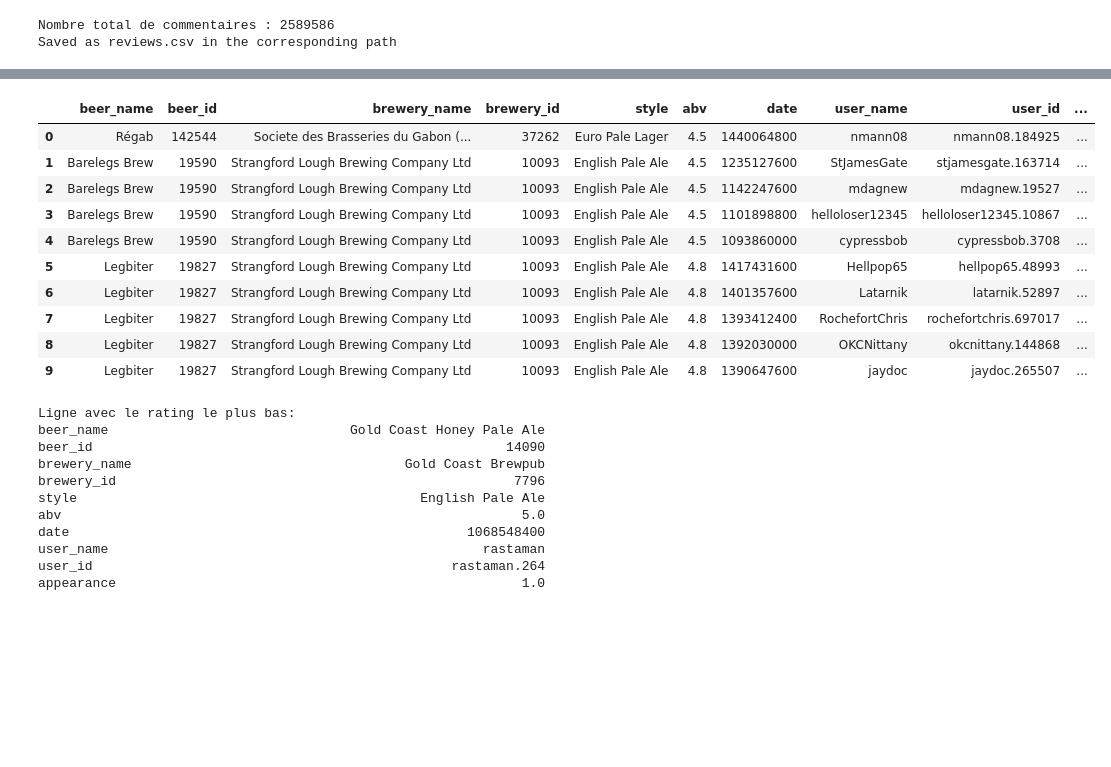
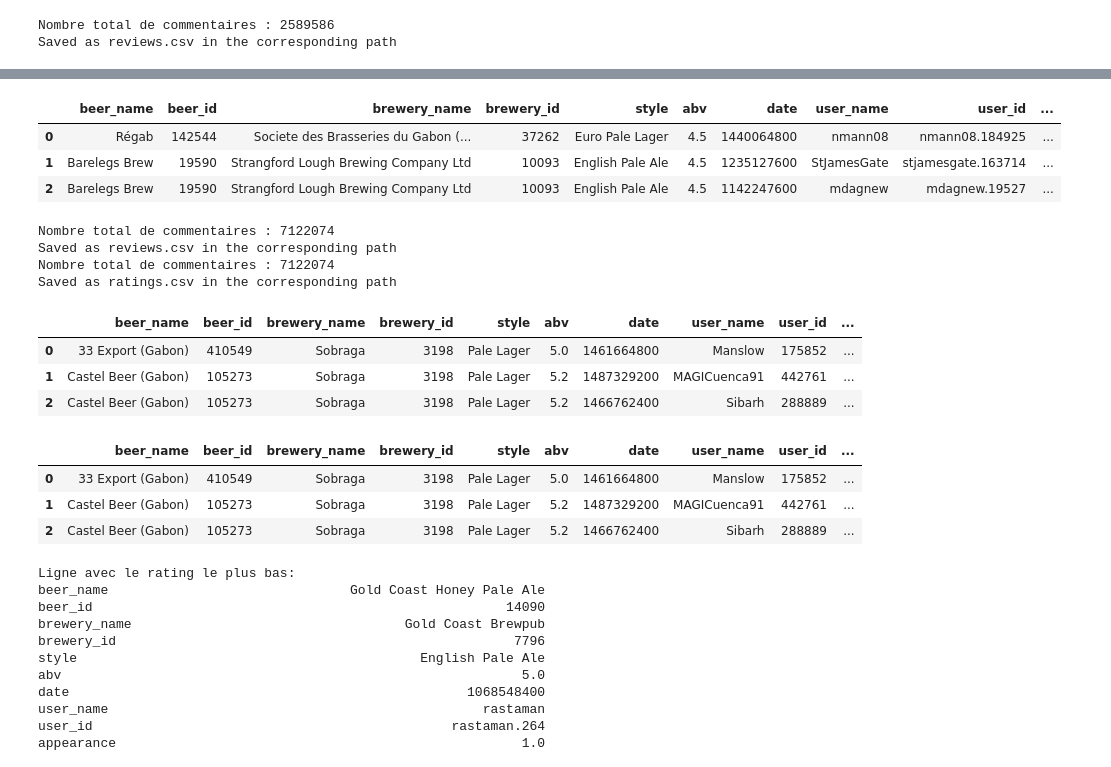
Before and after one commit to epfl-ada/ada-2023-project-dondada, a Jupyter notebook: MilestoneP2.ipynb, the cells around one changed output, grey strips where cells are left out. Cells and saved outputs as stored; diff of their text form; code cells hidden in the pictures; blank space fills up the shorter version.

```diff
--- a/MilestoneP2.ipynb
+++ b/MilestoneP2.ipynb
@@ -118,18 +119,35 @@ reviews.head(10)
 # %%
-ratings = pd.read_csv(f"{path_ba}/ratings.csv", nrows=100)
-ratings.head(10)
+ratings_ba = pd.read_csv(f"{path_ba}/ratings.csv", nrows=100)
+ratings_ba.head(3)
 # %% [output]
 |  | beer_name | beer_id | brewery_name | brewery_id | style | abv | date | user_name | user_id | ... |
 | 0 | Régab | 142544 | Societe des Brasseries du Gabon (... | 37262 | Euro Pale Lager | 4.5 | 1440064800 | nmann08 | nmann08.184925 | ... |
 | 1 | Barelegs Brew | 19590 | Strangford Lough Brewing Company Ltd | 10093 | English Pale Ale | 4.5 | 1235127600 | StJamesGate | stjamesgate.163714 | ... |
 | 2 | Barelegs Brew | 19590 | Strangford Lough Brewing Company Ltd | 10093 | English Pale Ale | 4.5 | 1142247600 | mdagnew | mdagnew.19527 | ... |
-| 3 | Barelegs Brew | 19590 | Strangford Lough Brewing Company Ltd | 10093 | English Pale Ale | 4.5 | 1101898800 | helloloser12345 | helloloser12345.10867 | ... |
-| 4 | Barelegs Brew | 19590 | Strangford Lough Brewing Company Ltd | 10093 | English Pale Ale | 4.5 | 1093860000 | cypressbob | cypressbob.3708 | ... |
-| 5 | Legbiter | 19827 | Strangford Lough Brewing Company Ltd | 10093 | English Pale Ale | 4.8 | 1417431600 | Hellpop65 | hellpop65.48993 | ... |
-| 6 | Legbiter | 19827 | Strangford Lough Brewing Company Ltd | 10093 | English Pale Ale | 4.8 | 1401357600 | Latarnik | latarnik.52897 | ... |
-| 7 | Legbiter | 19827 | Strangford Lough Brewing Company Ltd | 10093 | English Pale Ale | 4.8 | 1393412400 | RochefortChris | rochefortchris.697017 | ... |
-| 8 | Legbiter | 19827 | Strangford Lough Brewing Company Ltd | 10093 | English Pale Ale | 4.8 | 1392030000 | OKCNittany | okcnittany.144868 | ... |
-| 9 | Legbiter | 19827 | Strangford Lough Brewing Company Ltd | 10093 | English Pale Ale | 4.8 | 1390647600 | jaydoc | jaydoc.265507 | ... |
+# %%
+txt_to_csv(path_rb,"reviews")
+txt_to_csv(path_rb,"ratings")
+# %% [output]
+Nombre total de commentaires : 7122074
+Saved as reviews.csv in the corresponding path
+Nombre total de commentaires : 7122074
+Saved as ratings.csv in the corresponding path
+# %%
+reviews_rb = pd.read_csv(f"{path_rb}/reviews.csv", nrows=100)
+reviews_rb.head(3)
+# %% [output]
+|  | beer_name | beer_id | brewery_name | brewery_id | style | abv | date | user_name | user_id | ... |
+| 0 | 33 Export (Gabon) | 410549 | Sobraga | 3198 | Pale Lager | 5.0 | 1461664800 | Manslow | 175852 | ... |
+| 1 | Castel Beer (Gabon) | 105273 | Sobraga | 3198 | Pale Lager | 5.2 | 1487329200 | MAGICuenca91 | 442761 | ... |
+| 2 | Castel Beer (Gabon) | 105273 | Sobraga | 3198 | Pale Lager | 5.2 | 1466762400 | Sibarh | 288889 | ... |
+# %%
+ratings_rb = pd.read_csv(f"{path_rb}/ratings.csv", nrows=100)
+ratings_rb.head(3)
+# %% [output]
+|  | beer_name | beer_id | brewery_name | brewery_id | style | abv | date | user_name | user_id | ... |
+| 0 | 33 Export (Gabon) | 410549 | Sobraga | 3198 | Pale Lager | 5.0 | 1461664800 | Manslow | 175852 | ... |
+| 1 | Castel Beer (Gabon) | 105273 | Sobraga | 3198 | Pale Lager | 5.2 | 1487329200 | MAGICuenca91 | 442761 | ... |
+| 2 | Castel Beer (Gabon) | 105273 | Sobraga | 3198 | Pale Lager | 5.2 | 1466762400 | Sibarh | 288889 | ... |
 # %%
 ## Pour vous donner une idée de comment recuperer des donnéees
 
```
Also changed, not shown: parts of 19 cells of this notebook.
